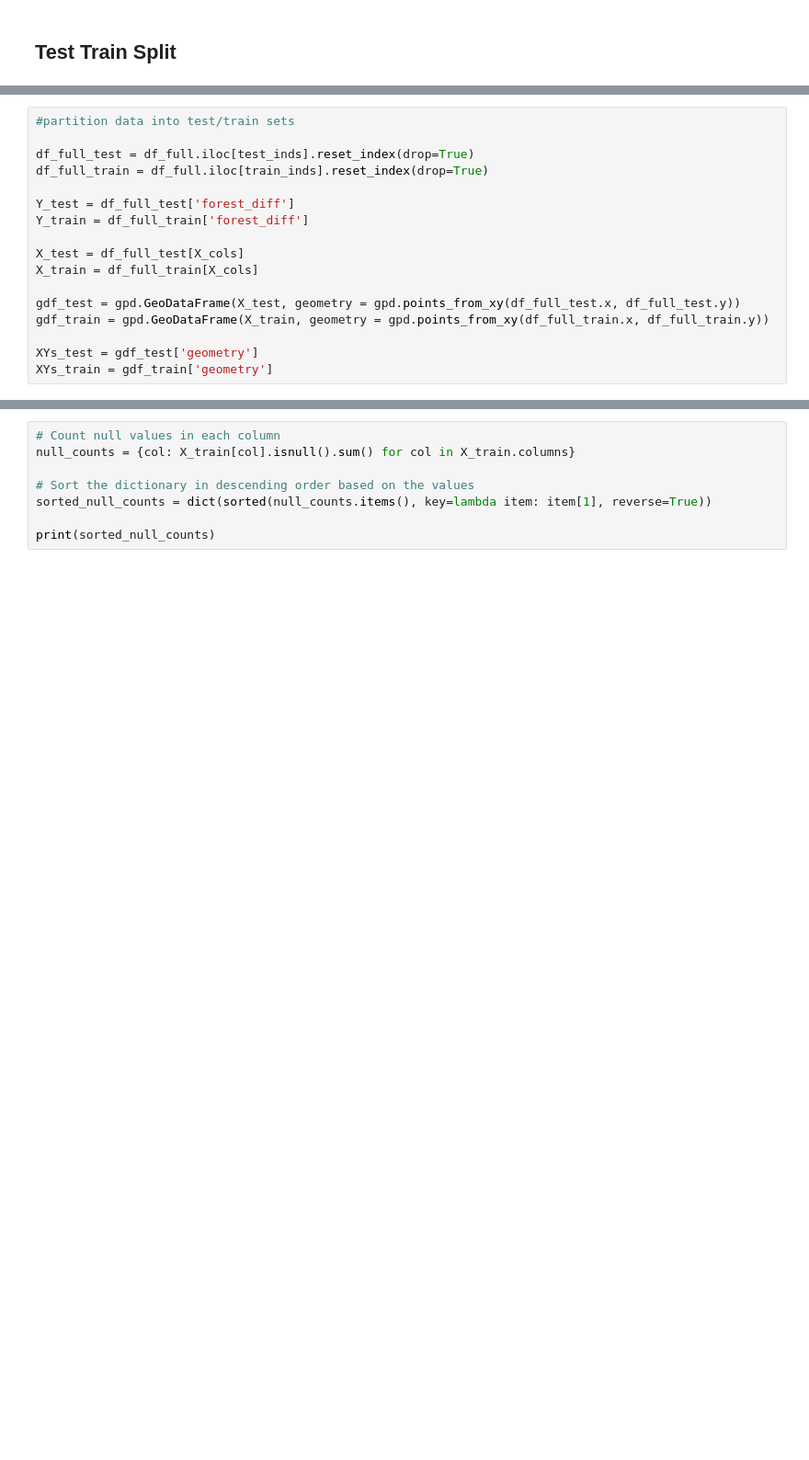
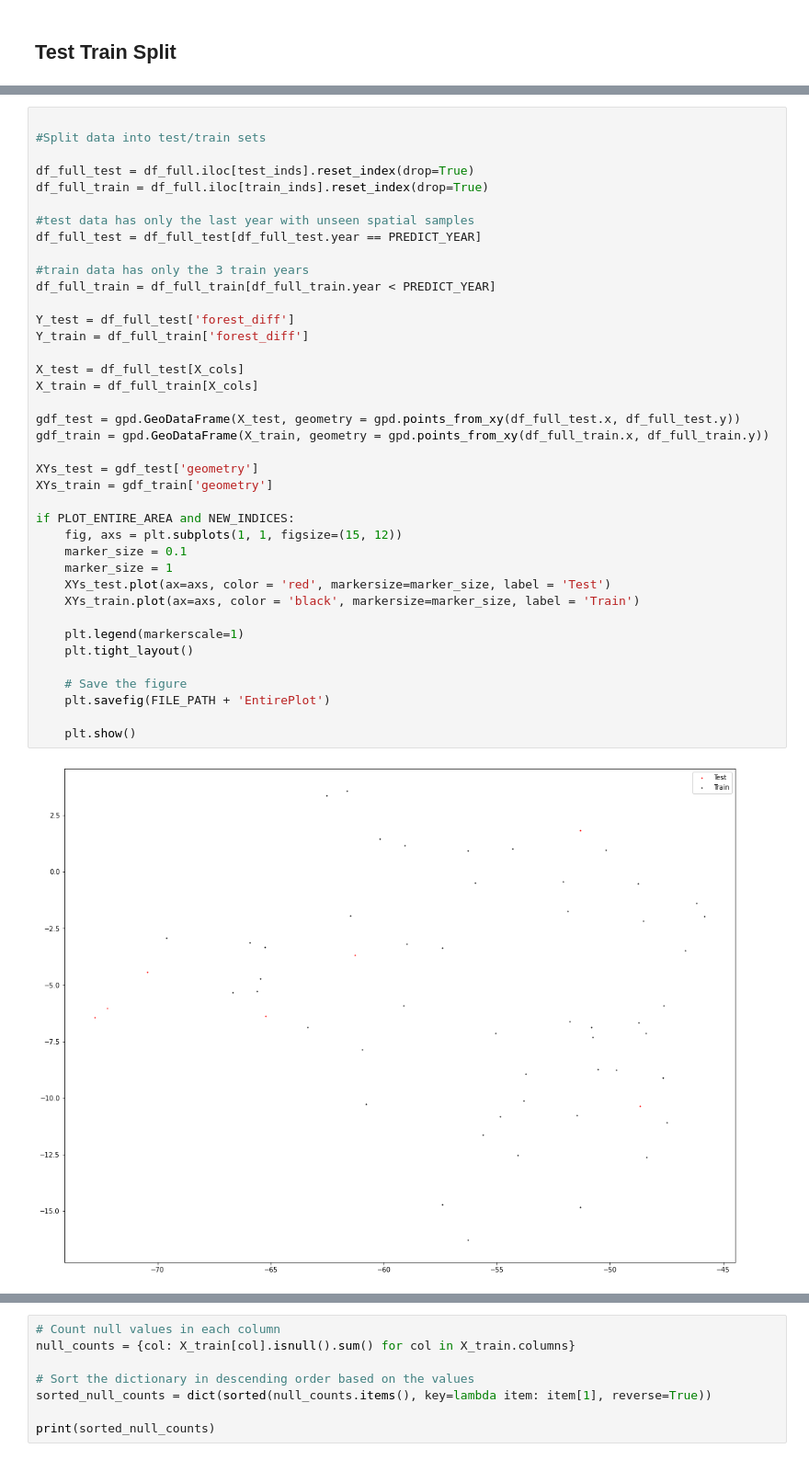
Before and after one commit to aulichney/Deforestation, a Jupyter notebook: ResultsWithPolitical.ipynb, the cells around one changed output, grey strips where cells are left out. Shown at 92% size. Drawn from its saved outputs; the diff is of its cells as text; blank space fills up the shorter version.

```diff
--- a/ResultsWithPolitical.ipynb
+++ b/ResultsWithPolitical.ipynb
@@ -176,17 +195,41 @@ print(len(test_inds)/(len(train_inds) + len(test_inds)) )
 # %%
-#partition data into test/train sets
+
+#Split data into test/train sets
 
 df_full_test = df_full.iloc[test_inds].reset_index(drop=True)
 df_full_train = df_full.iloc[train_inds].reset_index(drop=True)
+
+#test data has only the last year with unseen spatial samples
+df_full_test = df_full_test[df_full_test.year == PREDICT_YEAR]
+
+#train data has only the 3 train years
+df_full_train = df_full_train[df_full_train.year < PREDICT_YEAR]
 
 Y_test = df_full_test['forest_diff']
 Y_train = df_full_train['forest_diff']
 
 X_test = df_full_test[X_cols]
 X_train = df_full_train[X_cols]
 
 gdf_test = gpd.GeoDataFrame(X_test, geometry = gpd.points_from_xy(df_full_test.x, df_full_test.y))
 gdf_train = gpd.GeoDataFrame(X_train, geometry = gpd.points_from_xy(df_full_train.x, df_full_train.y))
 
 XYs_test = gdf_test['geometry']
 XYs_train = gdf_train['geometry']
+
+if PLOT_ENTIRE_AREA and NEW_INDICES:
+    fig, axs = plt.subplots(1, 1, figsize=(15, 12))
+    marker_size = 0.1
+    marker_size = 1
+    XYs_test.plot(ax=axs, color = 'red', markersize=marker_size, label = 'Test')
+    XYs_train.plot(ax=axs, color = 'black', markersize=marker_size, label = 'Train')
+
+    plt.legend(markerscale=1)
+    plt.tight_layout()
+
+    # Save the figure
+    plt.savefig(FILE_PATH + 'EntirePlot')
+
+    plt.show()
+# %% [output]
+[figure, added]
```
Also changed, not shown: parts of 92 cells of this notebook, 1 other file.
